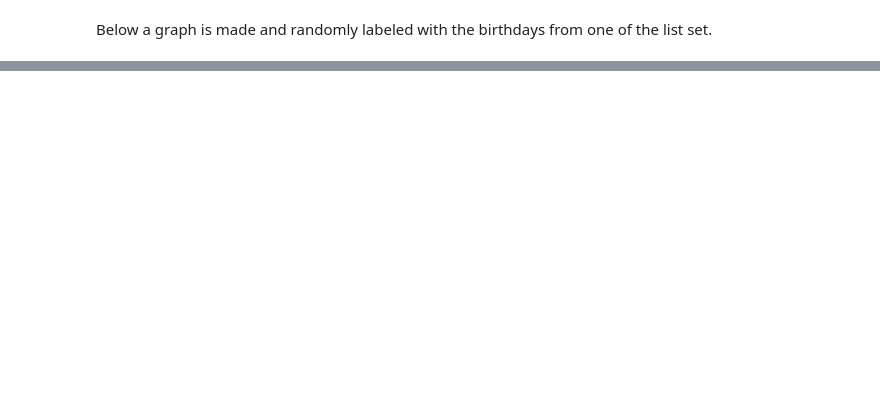
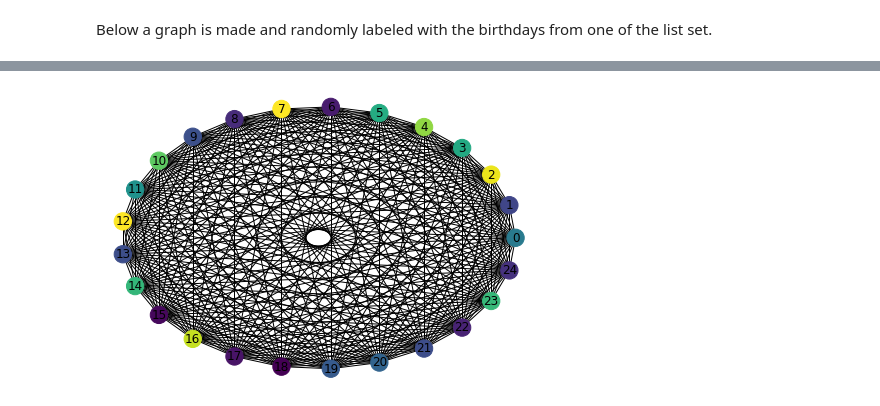
Before and after one commit to unna97/maths-havard-stats-110, a Jupyter notebook: _notebooks/2020-05-10-BirthdayProblem.ipynb, the cells around one changed output, grey strips where cells are left out. Saved outputs shown, nothing was run; the diff lists cells and outputs as text; code cells hidden in the pictures; blank space fills up the shorter version.

```diff
--- a/_notebooks/2020-05-10-BirthdayProblem.ipynb
+++ b/_notebooks/2020-05-10-BirthdayProblem.ipynb
@@ -81,0 +88,5 @@ plt.show()
+# %%
+#collapse-hide
+nx.draw_circular(G,with_labels=True,node_color = a[2])
+# %% [output]
+[figure, added]
```
Also changed, not shown: parts of 6 cells of this notebook.
